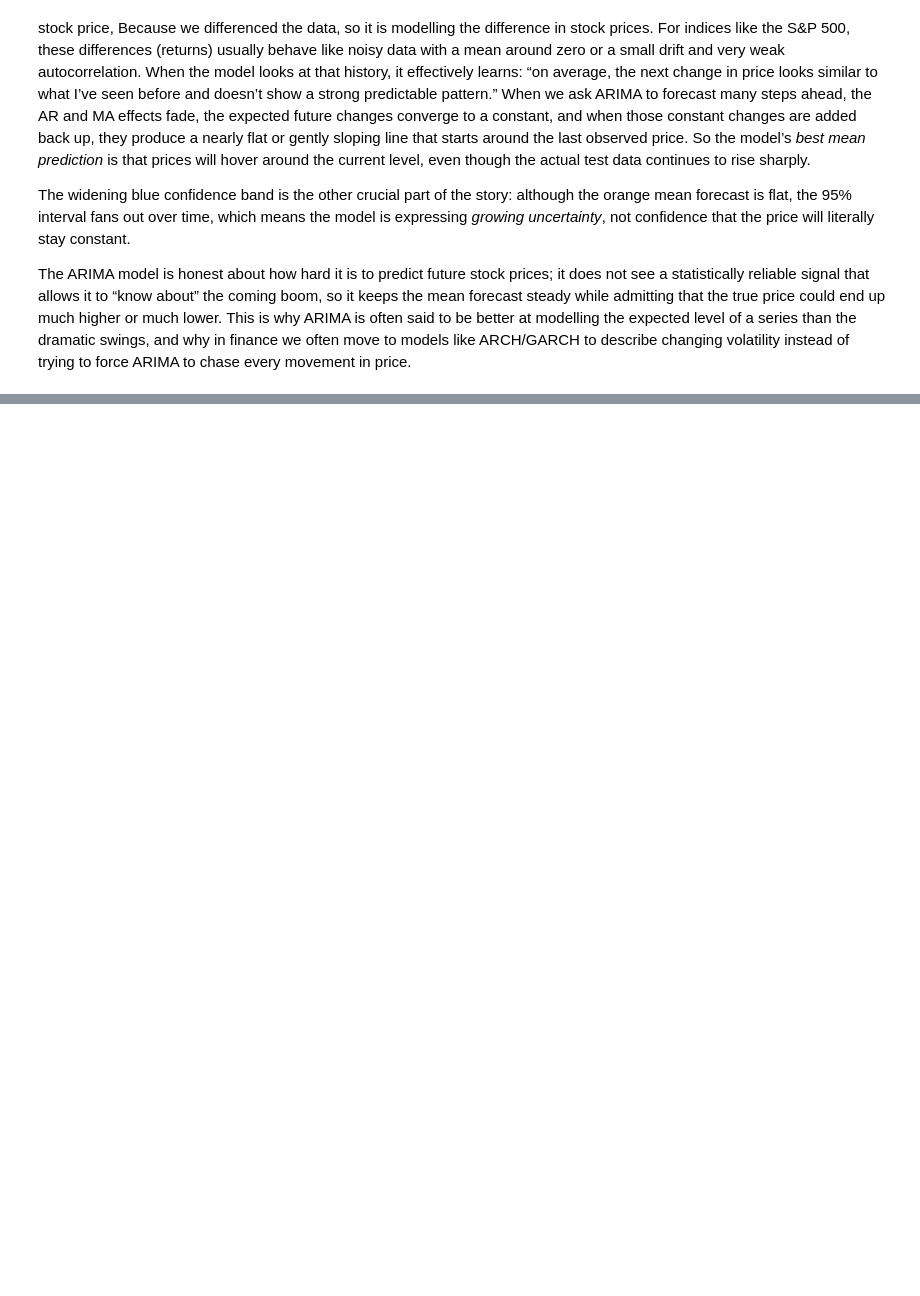
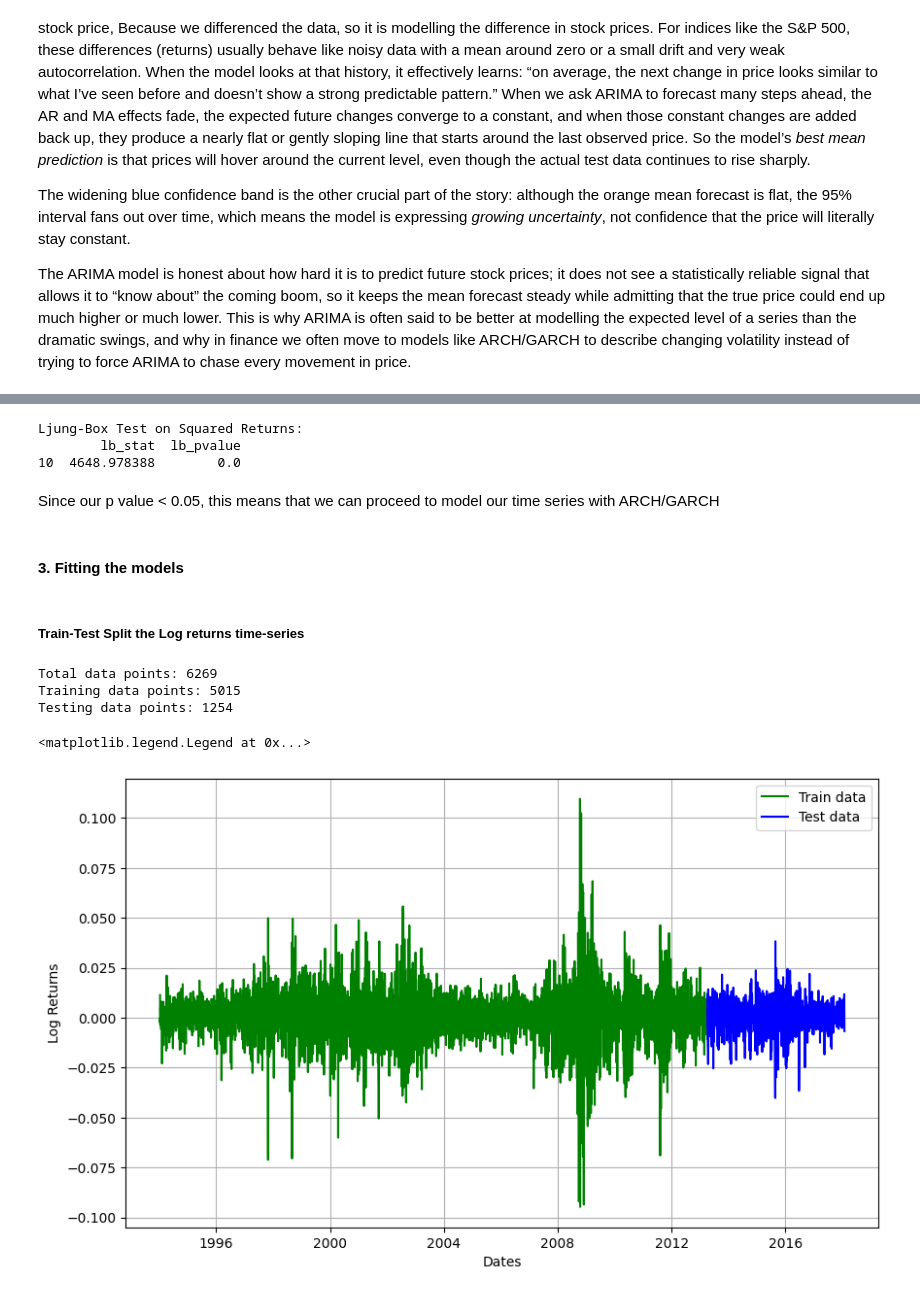
Before and after one commit to WamzMwangi/Advanced_Machine_Learning, a Jupyter notebook: Time_Series_Forecasting/Stock_prices_forecasting.ipynb, the cells around one changed output, grey strips where cells are left out. Drawn from its saved outputs; the diff is of its cells as text; code cells hidden in the pictures; blank space fills up the shorter version.

```diff
--- a/Time_Series_Forecasting/Stock_prices_forecasting.ipynb
+++ b/Time_Series_Forecasting/Stock_prices_forecasting.ipynb
@@ -514,0 +633,47 @@ The ARIMA model is honest about how hard it is to predict future stock prices; i
+# %%
+# Import the Ljung-Box test function
+from statsmodels.stats.diagnostic import acorr_ljungbox
+
+# It's common practice to scale returns by 100 for GARCH modeling.
+scaled_returns = df_spx['log_returns'].dropna() * 100
+
+# Perform the Ljung-Box test on the squared scaled returns.
+lb_test_results = acorr_ljungbox(scaled_returns**2, lags=[10], return_df=True)
+
+# Print the results
+print("Ljung-Box Test on Squared Returns:")
+print(lb_test_results)
+# %% [output]
+Ljung-Box Test on Squared Returns:
+        lb_stat  lb_pvalue
+10  4648.978388        0.0
+# %% [markdown]
+Since our p value < 0.05, this means that we can proceed to model our time series with ARCH/GARCH
+# %% [markdown]
+#### 3. Fitting the models
+# %% [markdown]
+##### Train-Test Split the Log returns time-series
+# %%
+split_point = int(len(df_spx) * 0.8)
+
+train= df_spx['log_returns'].iloc[:split_point] # Data used for fitting
+test= df_spx['log_returns'].iloc[split_point:]   # Data used for evaluating forecasts
+
+print(f"Total data points: {len(df_spx)}")
+print(f"Training data points: {len(train)}")
+print(f"Testing data points: {len(test)}")
+# %% [output]
+Total data points: 6269
+Training data points: 5015
+Testing data points: 1254
+# %%
+plt.figure(figsize=(10,6))
+plt.grid(True)
+plt.xlabel('Dates')
+plt.ylabel('Log Returns')
+plt.plot(train, 'green', label='Train data')
+plt.plot(test, 'blue', label='Test data')
+plt.legend()
+# %% [output]
+<matplotlib.legend.Legend at 0x...>
+[figure, added]
```
Also changed, not shown: parts of 36 cells of this notebook.
